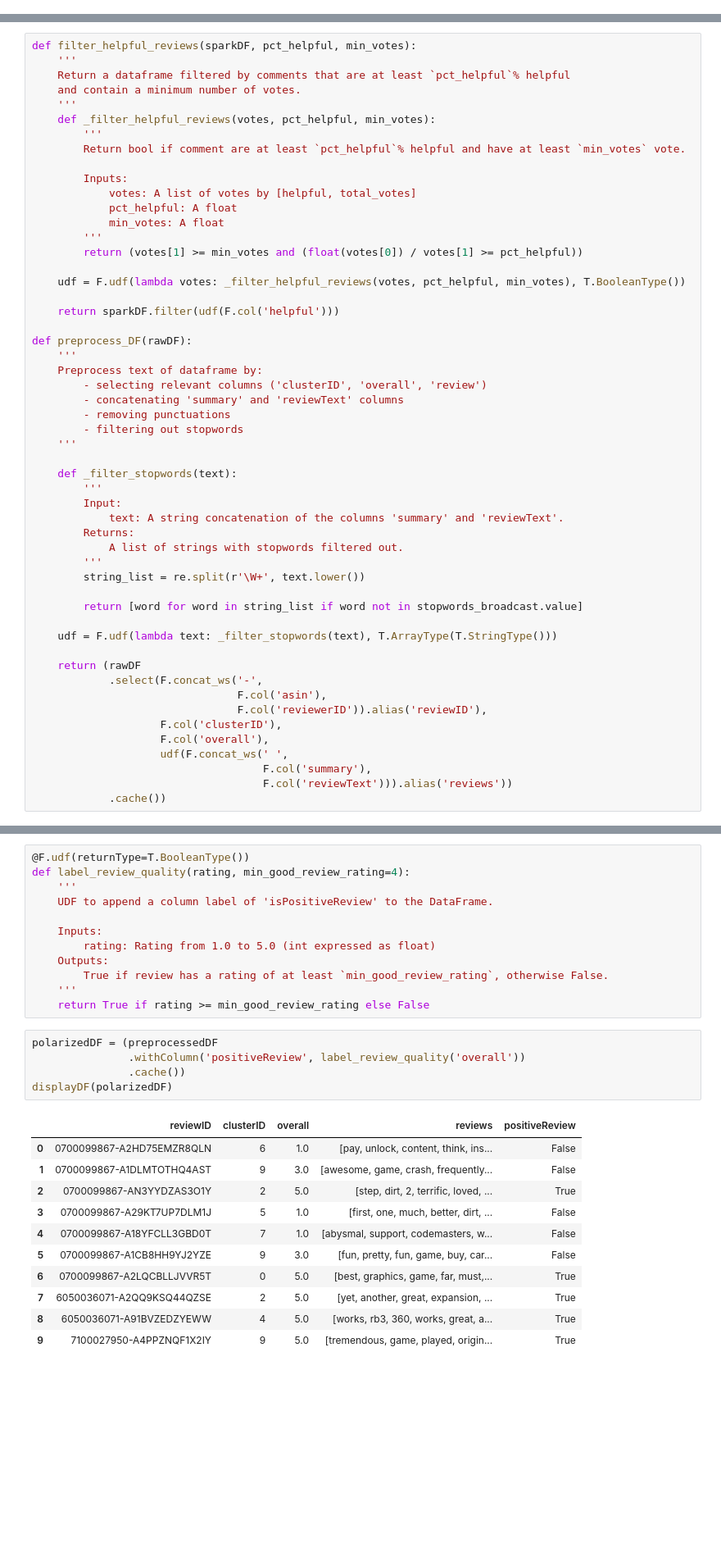
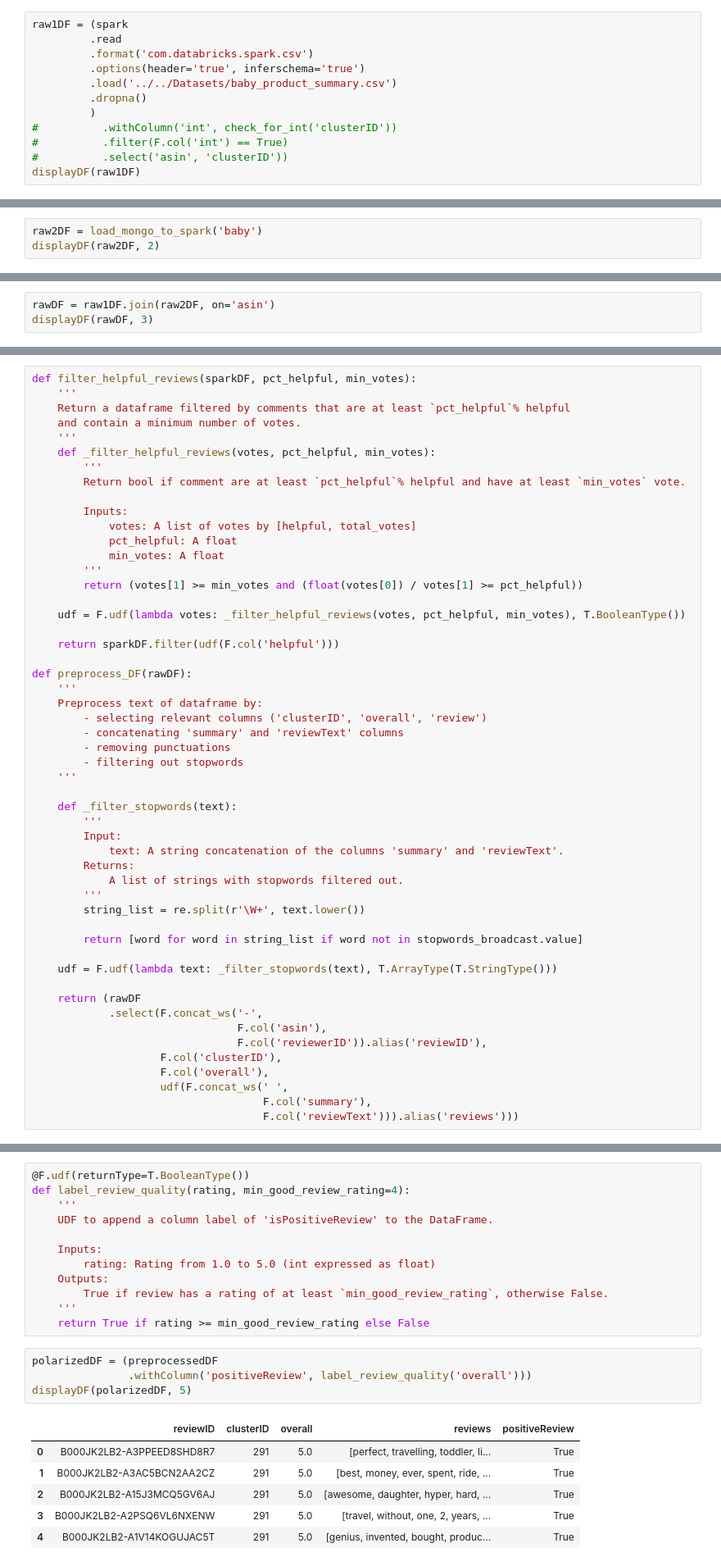
Before and after one commit to wezteoh/hack_on_data, a Jupyter notebook: clustering/Word Processing.ipynb, the cells around one changed output, grey strips where cells are left out. Shown at 82% size. Saved outputs shown, nothing was run; the diff lists cells and outputs as text; blank space fills up the shorter version.

Commit message:
Fix word processing bug and include Cluster Assessment Script

```diff
--- a/clustering/Word Processing.ipynb
+++ b/clustering/Word Processing.ipynb
@@ -134,0 +128,12 @@ displayDF(rawDF)
+# %%
+raw1DF = (spark
+         .read
+         .format('com.databricks.spark.csv')
+         .options(header='true', inferschema='true')
+         .load('../../Datasets/baby_product_summary.csv')
+         .dropna()
+         )
+#          .withColumn('int', check_for_int('clusterID'))
+#          .filter(F.col('int') == True)
+#          .select('asin', 'clusterID'))
+displayDF(raw1DF)
@@ -134,0 +152,3 @@ displayDF(rawDF)
+# %%
+raw2DF = load_mongo_to_spark('baby')
+displayDF(raw2DF, 2)
@@ -134,0 +159,3 @@ displayDF(rawDF)
+# %%
+rawDF = raw1DF.join(raw2DF, on='asin')
+displayDF(rawDF, 3)
@@ -207,7 +239,6 @@ def preprocess_DF(rawDF):
                     F.col('overall'),
                     udf(F.concat_ws(' ',
                                     F.col('summary'),
-                                    F.col('reviewText'))).alias('reviews'))
-            .cache())
+                                    F.col('reviewText'))).alias('reviews')))
 # %%
 preprocessedDF = preprocess_DF(filter_helpful_reviews(rawDF, pct_helpful=.5, min_votes=3))
@@ -241,18 +275,12 @@ def label_review_quality(rating, min_good_review_rating=4):
     return True if rating >= min_good_review_rating else False
 # %%
 polarizedDF = (preprocessedDF
-               .withColumn('positiveReview', label_review_quality('overall'))
-               .cache())
-displayDF(polarizedDF)
+               .withColumn('positiveReview', label_review_quality('overall')))
+displayDF(polarizedDF, 5)
 # %% [output]
 |  | reviewID | clusterID | overall | reviews | positiveReview |
-| 0 | 0700099867-A2HD75EMZR8QLN | 6 | 1.0 | [pay, unlock, content, think, ins... | False |
-| 1 | 0700099867-A1DLMTOTHQ4AST | 9 | 3.0 | [awesome, game, crash, frequently... | False |
-| 2 | 0700099867-AN3YYDZAS3O1Y | 2 | 5.0 | [step, dirt, 2, terrific, loved, ... | True |
-| 3 | 0700099867-A29KT7UP7DLM1J | 5 | 1.0 | [first, one, much, better, dirt, ... | False |
-| 4 | 0700099867-A18YFCLL3GBD0T | 7 | 1.0 | [abysmal, support, codemasters, w... | False |
-| 5 | 0700099867-A1CB8HH9YJ2YZE | 9 | 3.0 | [fun, pretty, fun, game, buy, car... | False |
-| 6 | 0700099867-A2LQCBLLJVVR5T | 0 | 5.0 | [best, graphics, game, far, must,... | True |
-| 7 | 6050036071-A2QQ9KSQ44QZSE | 2 | 5.0 | [yet, another, great, expansion, ... | True |
-| 8 | 6050036071-A91BVZEDZYEWW | 4 | 5.0 | [works, rb3, 360, works, great, a... | True |
-| 9 | 7100027950-A4PPZNQF1X2IY | 9 | 5.0 | [tremendous, game, played, origin... | True |
+| 0 | B000JK2LB2-A3PPEED8SHD8R7 | 291 | 5.0 | [perfect, travelling, toddler, li... | True |
+| 1 | B000JK2LB2-A3AC5BCN2AA2CZ | 291 | 5.0 | [best, money, ever, spent, ride, ... | True |
+| 2 | B000JK2LB2-A15J3MCQ5GV6AJ | 291 | 5.0 | [awesome, daughter, hyper, hard, ... | True |
+| 3 | B000JK2LB2-A2PSQ6VL6NXENW | 291 | 5.0 | [travel, without, one, 2, years, ... | True |
+| 4 | B000JK2LB2-A1V14KOGUJAC5T | 291 | 5.0 | [genius, invented, bought, produc... | True |
```
Also changed, not shown: parts of 32 cells of this notebook, 1 other file.
